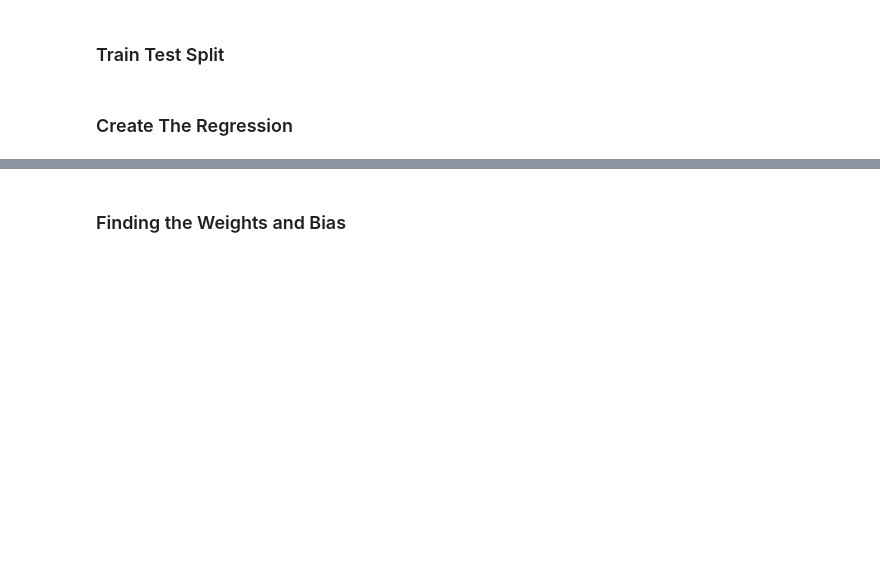
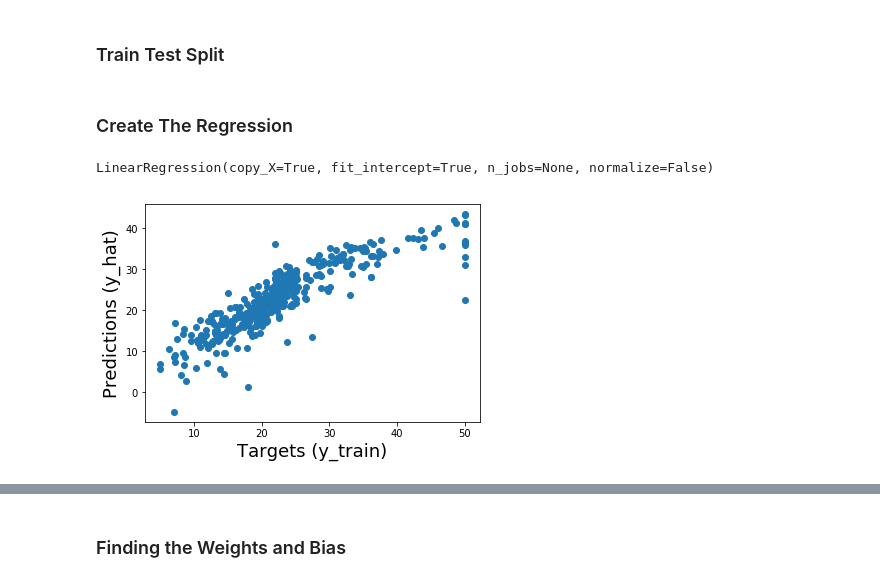
Before and after one commit to Andre-Williams22/DS-2.1-Machine-Learning, a Jupyter notebook: Homework/Boston_Housing Linear-Regression.ipynb, the cells around one changed output, grey strips where cells are left out. Cells and saved outputs as stored; diff of their text form; code cells hidden in the pictures; blank space fills up the shorter version.

Commit message:
finishes linear regression model

```diff
--- a/Homework/Boston_Housing Linear-Regression.ipynb
+++ b/Homework/Boston_Housing Linear-Regression.ipynb
@@ -186,6 +192,36 @@ inputs_scaled = scaler.transform(inputs)
 # Import module for splitting data
 from sklearn.model_selection import train_test_split
 
-x_train, y_train, x_test, y_test
+# split dataset into 75% training and 25% test          #x          #y                    #same sample of data
+x_train, x_test, y_train, y_test = train_test_split(inputs_scaled, target, test_size=0.25, random_state=0)
 # %% [markdown]
 ### Create The Regression
+# %%
+from sklearn.linear_model import LinearRegression
+from sklearn.metrics import r2_score
+# Create a linear regression object
+reg = LinearRegression()
+# Fit the regression with the scaled TRAIN inputs and targets
+
+reg.fit(x_train,y_train)
+# %% [output]
+LinearRegression(copy_X=True, fit_intercept=True, n_jobs=None, normalize=False)
+# %%
+# Let's check the outputs of the regression
+# I'll store them in y_hat as this is the 'theoretical' name of the predictions
+y_hat = reg.predict(x_train)
+# %%
+# The simplest way to compare the targets (y_train) and the predictions (y_hat) is to plot them on a scatter plot
+# The closer the points to the 45-degree line, the better the prediction
+plt.scatter(y_train, y_hat)
+# Let's also name the axes
+plt.xlabel('Targets (y_train)',size=18)
+plt.ylabel('Predictions (y_hat)',size=18)
+# Sometimes the plot will have different scales of the x-axis and the y-axis
+# This is an issue as we won't be able to interpret the '45-degree line'
+# We want the x-axis and the y-axis to be the same
+# plt.xlim(6,13)
+# plt.ylim(6,13)
+plt.show()
+# %% [output]
+[figure, added]
```
Also changed, not shown: parts of 17 cells of this notebook.
